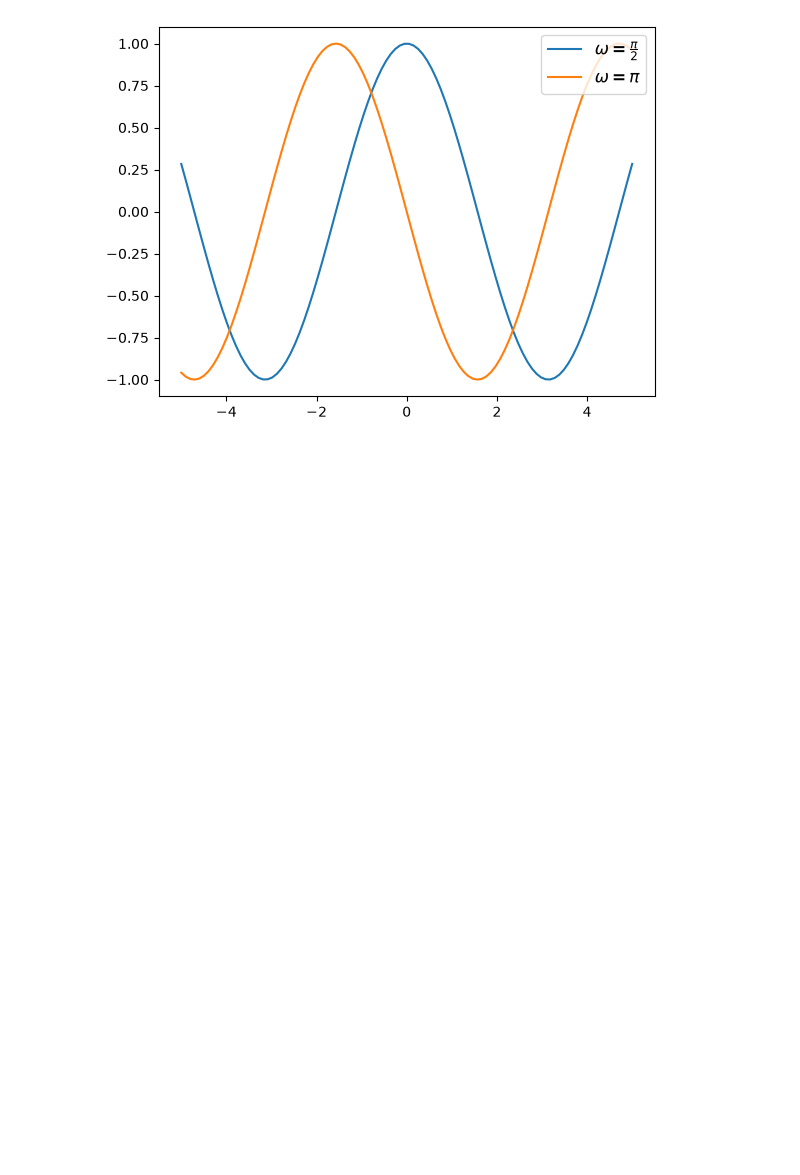
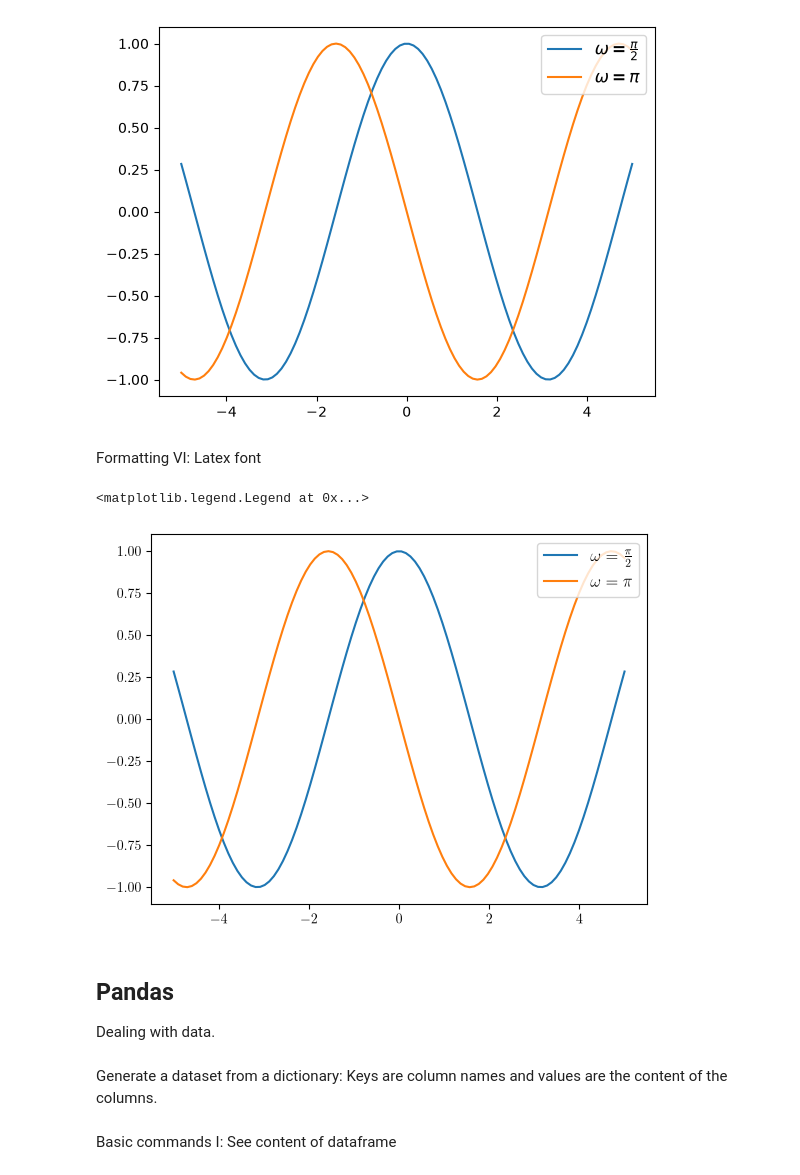
Before and after one commit to jvrglr/Scientific_python_QLS_diploma_26-27, a Jupyter notebook: Lecture_4.ipynb, the cells around one changed output. Saved outputs shown, nothing was run; the diff lists cells and outputs as text; code cells hidden in the pictures; blank space fills up the shorter version.

Commit message:
Add Exercise Pandas

```diff
--- a/Lecture_4.ipynb
+++ b/Lecture_4.ipynb
@@ -138,3 +146,23 @@ plt.legend(fontsize=12, loc='upper right')
 # %% [output]
 <matplotlib.legend.Legend at 0x...>
 [figure]
+# %% [markdown]
+Formatting VI: Latex font
+# %%
+#-----------You just run this once to set the font for all the plots in the script/notebook----------------
+plt.rcParams['mathtext.fontset'] = 'cm'
+plt.rcParams['font.family'] = 'serif'
+plt.rcParams['text.usetex'] = True
+plt.rcParams['font.family'] = 'serif'
+#----------------------------------------------------------------------------------------------------------
+for ii,w in enumerate(ws):
+    yw = np.sin(xs+w)
+    plt.plot(xs, yw, label=ws_string[ii])
+plt.legend(fontsize=12, loc='upper right')
+# %% [output]
+<matplotlib.legend.Legend at 0x...>
+[figure, added]
+# %% [markdown]
+## Pandas
+
+Dealing with data.
@@ -140,0 +171,2 @@ plt.legend(fontsize=12, loc='upper right')
+# %% [markdown]
+Generate a dataset from a dictionary: Keys are column names and values are the content of the columns.
@@ -140,0 +181,2 @@ plt.legend(fontsize=12, loc='upper right')
+# %% [markdown]
+Basic commands I: See content of dataframe
```
Also changed, not shown: parts of 34 cells of this notebook, 4 other files.
